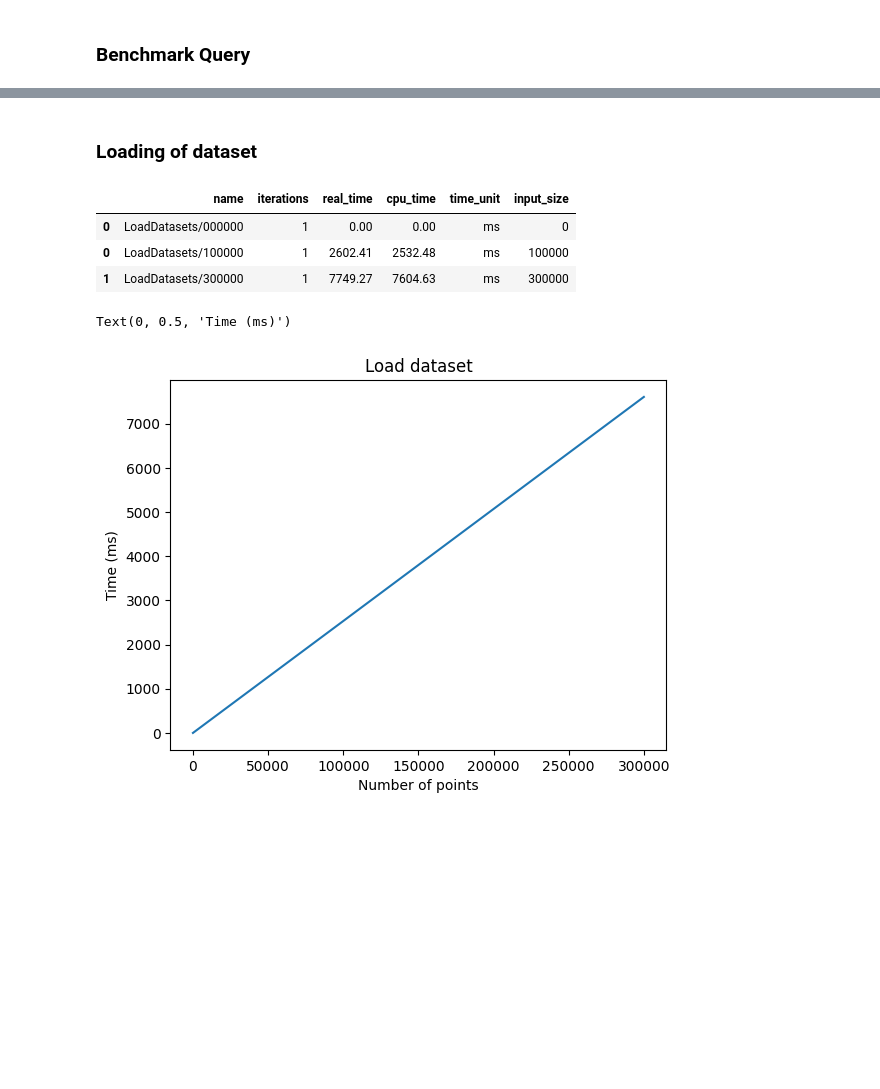
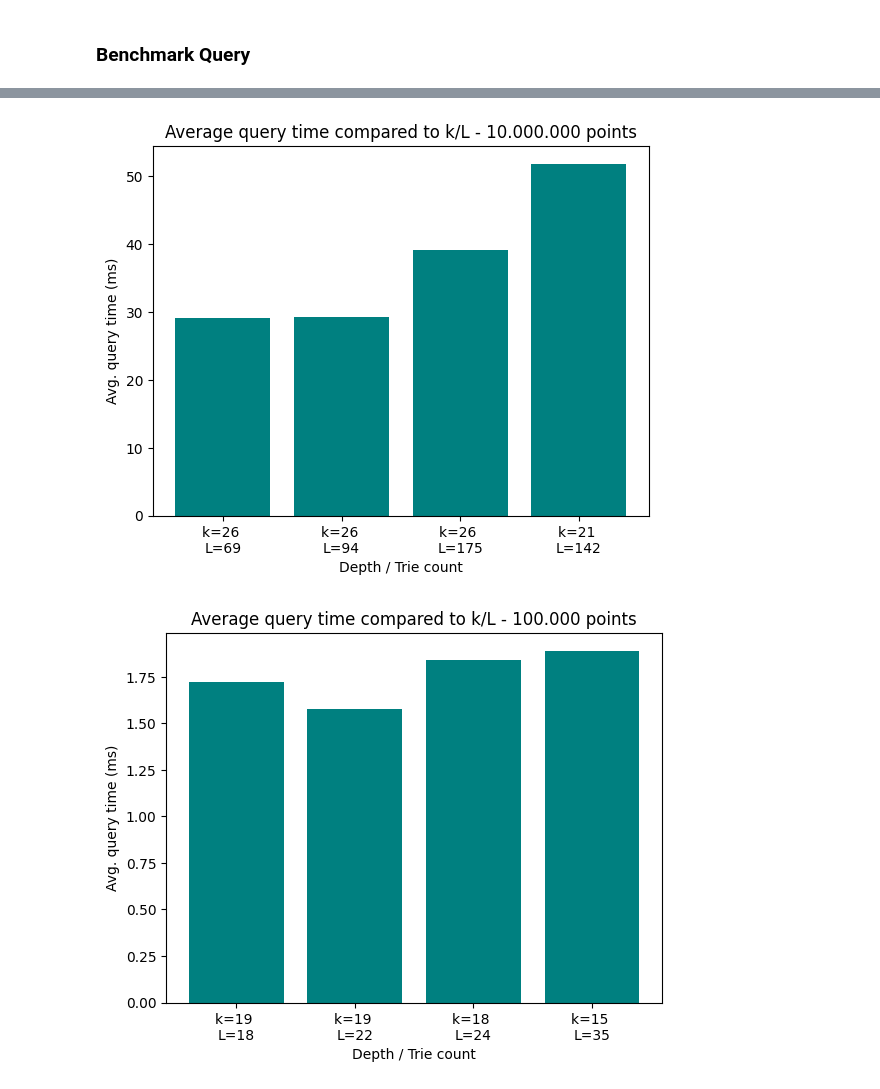
Before and after one commit to flopper123/swann, a Jupyter notebook: notebooks/notebooks/BenchmarkAnalysis.ipynb, the cells around one changed output, grey strips where cells are left out. Drawn from its saved outputs; the diff is of its cells as text; code cells hidden in the pictures; blank space fills up the shorter version.

```diff
--- a/notebooks/notebooks/BenchmarkAnalysis.ipynb
+++ b/notebooks/notebooks/BenchmarkAnalysis.ipynb
@@ -125,26 +184,16 @@ Text(0, 0.5, 'Time (ms)')
-# %% [markdown]
-### Loading of dataset
-# %%
-df_load = filter_df_with_wildcard_name(df_bm_loadparse, "LoadDatasets")
-df_load_0 = pd.DataFrame(data={
-    "name": ["LoadDatasets/000000"],
-    "iterations": [1],
-    "real_time": [0],
-    "cpu_time": [0],
-    "time_unit": ["ms"],
-    "input_size": [0]
-})
-df_load = pd.concat([df_load_0, df_load])
-df_load
-# %% [output]
-|  | name | iterations | real_time | cpu_time | time_unit | input_size |
-| 0 | LoadDatasets/000000 | 1 | 0.00 | 0.00 | ms | 0 |
-| 0 | LoadDatasets/100000 | 1 | 2602.41 | 2532.48 | ms | 100000 |
-| 1 | LoadDatasets/300000 | 1 | 7749.27 | 7604.63 | ms | 300000 |
-# %%
-load_line = df_load.plot.line(title='Load dataset', x='input_size', y='cpu_time', legend=False)
-load_line.set_xlabel("Number of points")
-load_line.set_ylabel("Time (ms)")
-# %% [output]
-Text(0, 0.5, 'Time (ms)')
-[figure, removed]
+# %%
+visualize_benchmark_queries_k_L([
+    "hasc/benchmark-1683221007.csv",
+    "hasc/benchmark-1683222299.csv",
+    "hasc/benchmark-1683214436.csv",
+    "hasc/benchmark-1683223822.csv"
+], 2)
+# %% [output]
+[figure, added]
+# %%
+visualize_benchmark_queries_k_L([
+    f'hasc/benchmark-{v}.csv'
+    for v in [1683217696, 1683218764, 1683222299, 1683223822]
+], 0)
+# %% [output]
+[figure, added]
```
Also changed, not shown: parts of 13 cells of this notebook.
